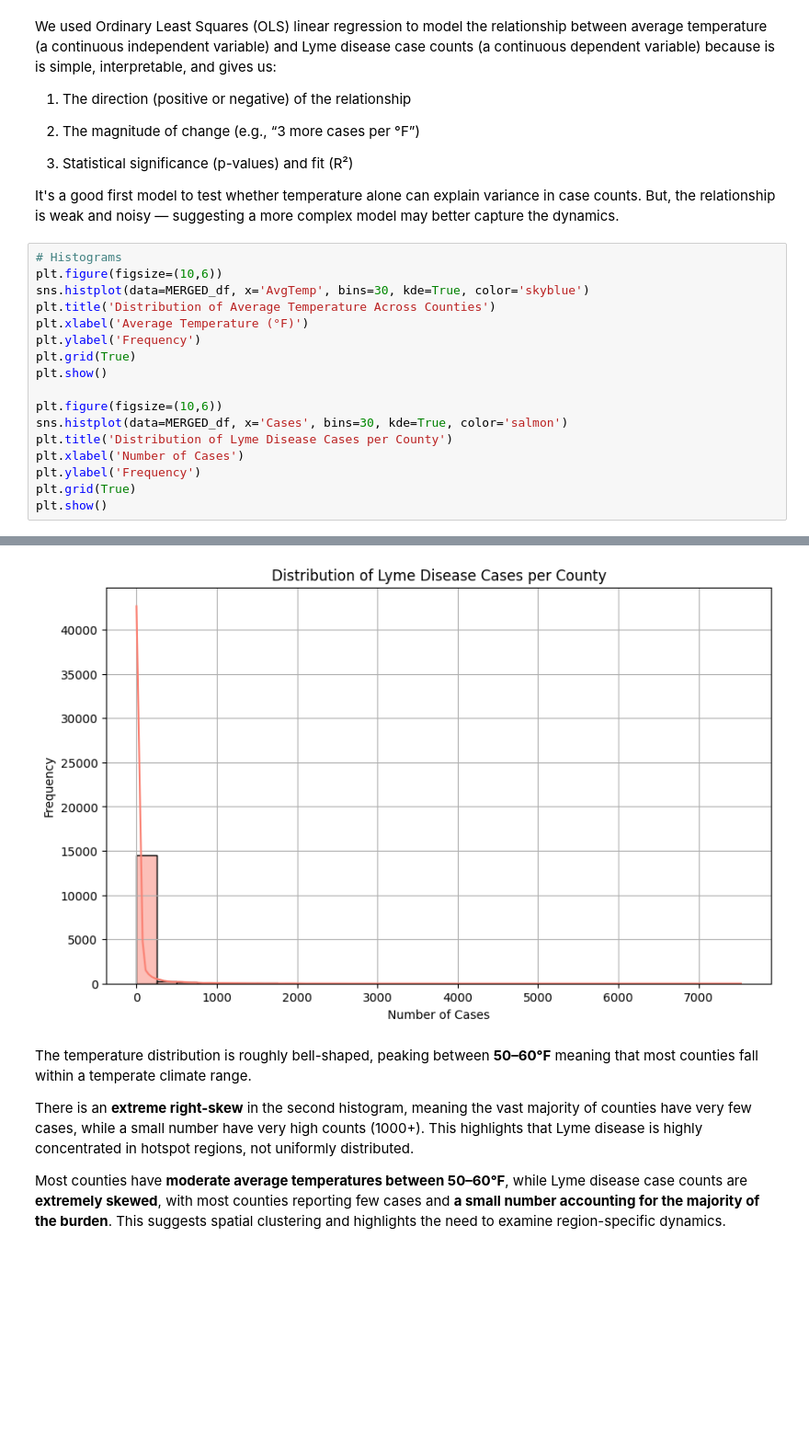
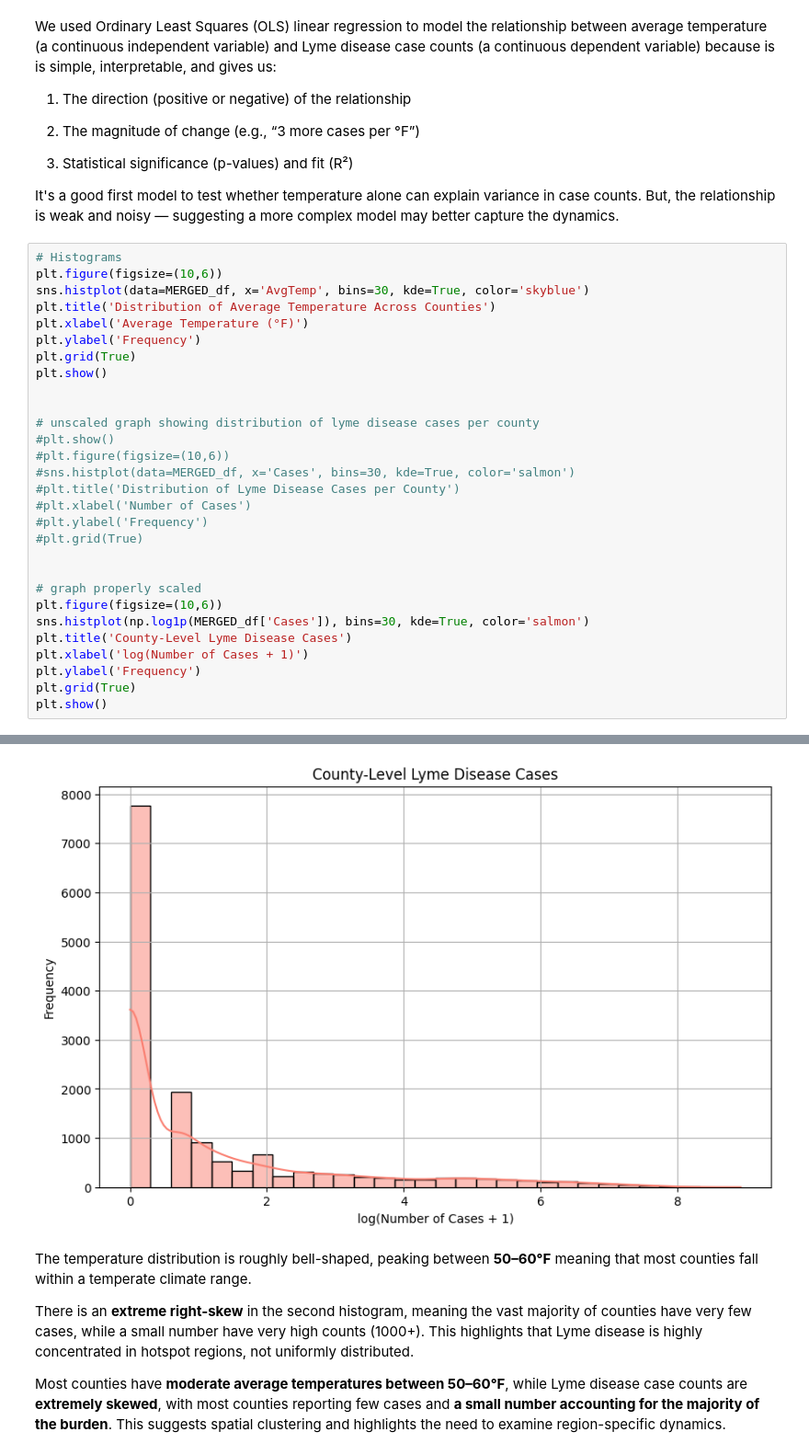
Before and after one commit to dylpicklesTU26/dylanmurray, a Jupyter notebook: Murray_Patri_Final.ipynb, the cells around one changed output, grey strips where cells are left out. Shown at 92% size. Drawn from its saved outputs; the diff is of its cells as text; blank space fills up the shorter version.

```diff
--- a/Murray_Patri_Final.ipynb
+++ b/Murray_Patri_Final.ipynb
@@ -155,23 +155,35 @@ It's a good first model to test whether temperature alone can explain variance i
 # %%
 # Histograms
 plt.figure(figsize=(10,6))
 sns.histplot(data=MERGED_df, x='AvgTemp', bins=30, kde=True, color='skyblue')
 plt.title('Distribution of Average Temperature Across Counties')
 plt.xlabel('Average Temperature (°F)')
 plt.ylabel('Frequency')
 plt.grid(True)
 plt.show()
 
+
+# unscaled graph showing distribution of lyme disease cases per county
+#plt.show()
+#plt.figure(figsize=(10,6))
+#sns.histplot(data=MERGED_df, x='Cases', bins=30, kde=True, color='salmon')
+#plt.title('Distribution of Lyme Disease Cases per County')
+#plt.xlabel('Number of Cases')
+#plt.ylabel('Frequency')
+#plt.grid(True)
+
+
+# graph properly scaled
 plt.figure(figsize=(10,6))
-sns.histplot(data=MERGED_df, x='Cases', bins=30, kde=True, color='salmon')
-plt.title('Distribution of Lyme Disease Cases per County')
-plt.xlabel('Number of Cases')
+sns.histplot(np.log1p(MERGED_df['Cases']), bins=30, kde=True, color='salmon')
+plt.title('County-Level Lyme Disease Cases')
+plt.xlabel('log(Number of Cases + 1)')
 plt.ylabel('Frequency')
 plt.grid(True)
 plt.show()
 # %% [output]
 [figure]
-[figure, old version]
+[figure, new version]
 # %% [markdown]
 
 The temperature distribution is roughly bell-shaped, peaking between **50–60°F** meaning that most counties fall within a temperate climate range.
```
Also changed, not shown: parts of 2 cells of this notebook.
